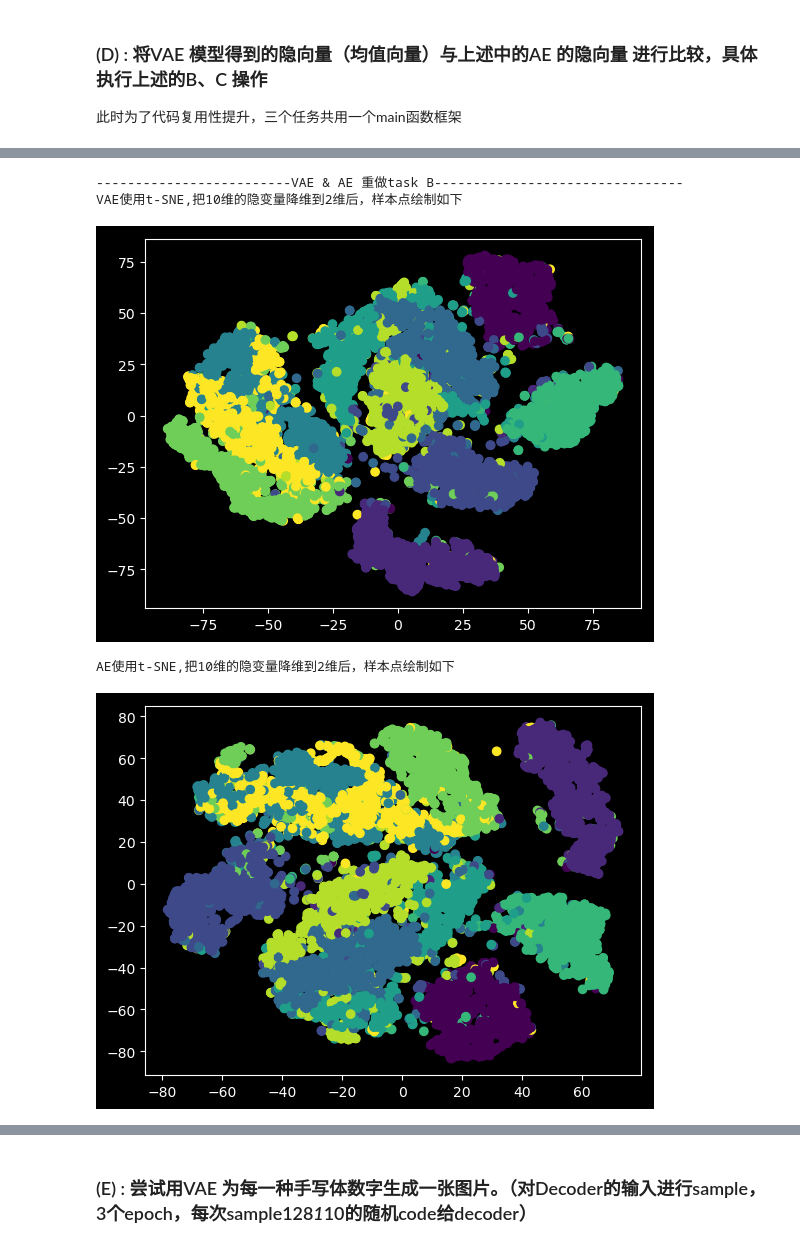
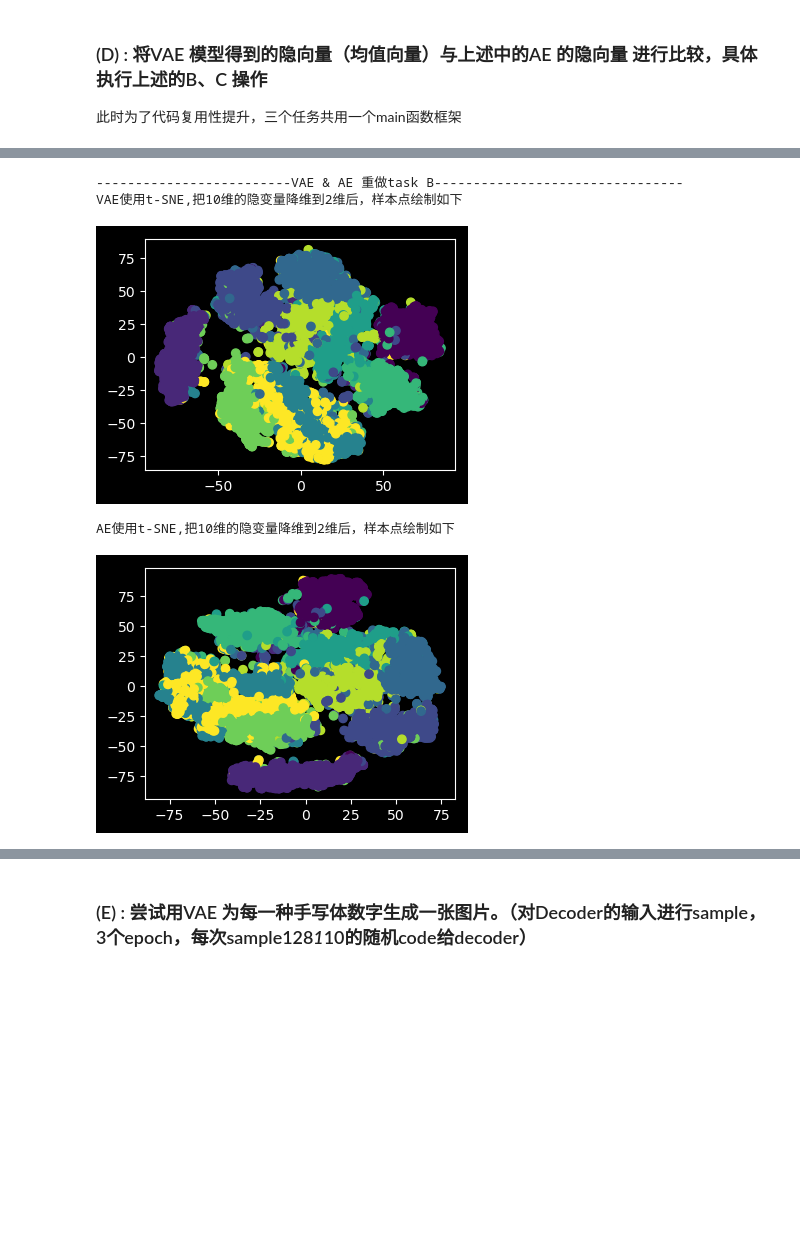
Before and after one commit to JerrySiRi/NJUAI_Learning_partial, a Jupyter notebook: DL/homework2/AE_VAE_CVAE.ipynb, the cells around one changed output, grey strips where cells are left out. Drawn from its saved outputs; the diff is of its cells as text; code cells hidden in the pictures; blank space fills up the shorter version.

```diff
--- a/DL/homework2/AE_VAE_CVAE.ipynb
+++ b/DL/homework2/AE_VAE_CVAE.ipynb
@@ -805,35 +811,37 @@ tsne_VAE = TSNE(n_components=2)
     # 将高维数据降维到二维
 data_code_VAE=[]
 data_label_VAE=[]
 
 for idx in range(1,len(code_VAE)):
     code_VAE[idx] = torch.tensor(code_VAE[idx]).cpu()
     label_VAE[idx] = torch.tensor(label_VAE[idx]).cpu()
     for num in range(0,128):
         data_code_VAE.append(list(code_VAE[idx][num][0]))
         # 【BUG！tsne是接受list类别的样本，不接受一维类别的tensor！】
         # print(code_PCA[idx][num][0].shape)
         # idx是选列表中第几个batch，num是128个哪个（dim=0），0是1个中哪个（dim=1）
         data_label_VAE.append(label_VAE[idx][num])
 
 X_tsne_VAE = tsne_VAE.fit_transform(list(data_code_VAE))
     # 可视化降维结果
 print("-------------------------VAE & AE 重做task B--------------------------------")
 print("VAE使用t-SNE,把10维的隐变量降维到2维后，样本点绘制如下")
+plt.figure(figsize=(4, 3))
 plt.scatter(X_tsne_VAE[:, 0], X_tsne_VAE[:, 1], c = data_label_VAE)
 plt.show()
 
 
     # 可视化降维结果
 print("AE使用t-SNE,把10维的隐变量降维到2维后，样本点绘制如下")
+plt.figure(figsize=(4, 3))
 plt.scatter(X_tsne_AE[:, 0], X_tsne_AE[:, 1], c = data_label_AE)
 plt.show()
 # %% [output]
 -------------------------VAE & AE 重做task B--------------------------------
 VAE使用t-SNE,把10维的隐变量降维到2维后，样本点绘制如下
-[figure, old version]
+[figure, new version]
 AE使用t-SNE,把10维的隐变量降维到2维后，样本点绘制如下
-[figure, old version]
+[figure, new version]
 # %%
 #【C任务】
 print("-------------------------VAE & AE 重做task C--------------------------------")
```
Also changed, not shown: parts of 13 cells of this notebook, 24 other files.
